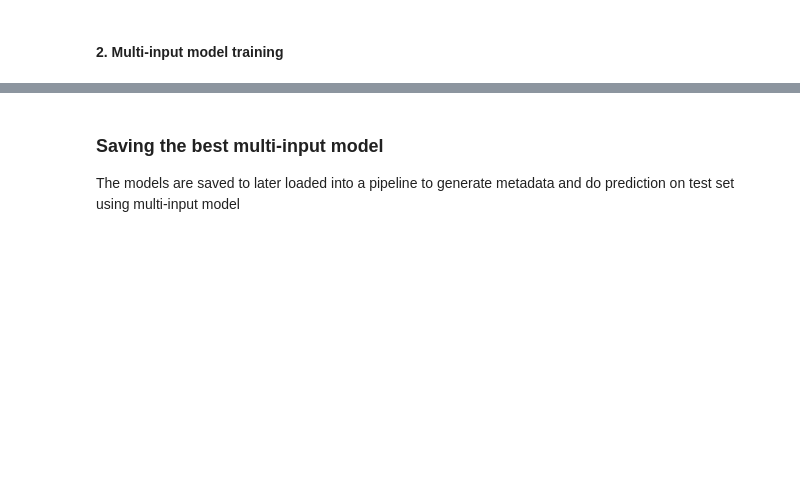
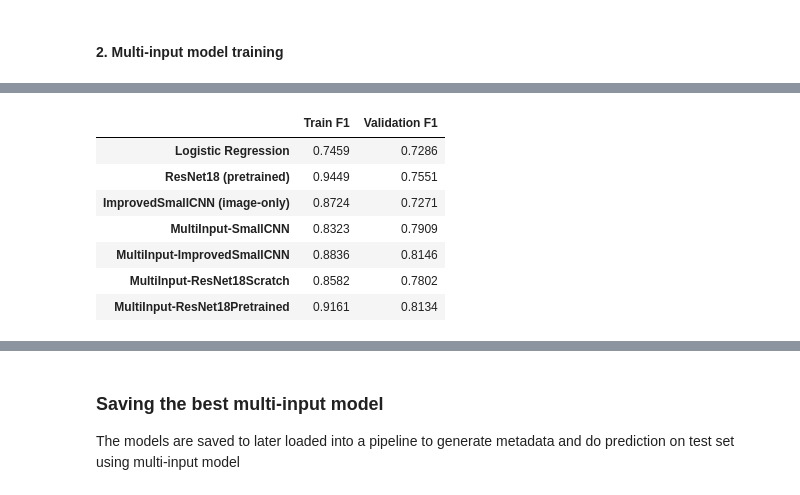
Before and after one commit to whiteshark05/COSC2753-Assignment-2, a Jupyter notebook: notebooks/COSC2753_A2_Task2.ipynb, the cells around one changed output, grey strips where cells are left out. Saved outputs shown, nothing was run; the diff lists cells and outputs as text; code cells hidden in the pictures; blank space fills up the shorter version.

```diff
--- a/notebooks/COSC2753_A2_Task2.ipynb
+++ b/notebooks/COSC2753_A2_Task2.ipynb
@@ -496,7 +506,7 @@ from torchvision.models import resnet18, ResNet18_Weights, mobilenet_v3_small, M
 from sklearn.preprocessing import StandardScaler
 
 DEVICE = torch.device('cuda' if torch.cuda.is_available() else 'cpu')
-BATCH_SIZE, EPOCHS, NUM_WORKERS = 64, 70, 12
+BATCH_SIZE, EPOCHS, NUM_WORKERS = 64, 70, 4
 
 sampler = get_weighted_sampler(task2_train, 'season')
 
@@ -1106,36 +1239,42 @@ scores = pd.DataFrame({
     'Train F1': [
         logreg_train_f1,
         resnet_train_f1,
         improved_small_cnn_img_only_train_f1,
-        seres_img_only_train_f1,          # MODIFY: new row
         evaluate(small_cnn_model, multi_train_loader),
         evaluate(improved_small_cnn_model, multi_train_loader),
         evaluate(resnet_scratch_model, multi_train_loader),
         evaluate(resnet_pretrained_model, multi_train_loader),
     ],
     'Validation F1': [
         logreg_val_f1,
         resnet_val_f1,
         improved_small_cnn_img_only_val_f1,
-        seres_img_only_val_f1,            # MODIFY: new row
         evaluate(small_cnn_model, multi_val_loader),
         evaluate(improved_small_cnn_model, multi_val_loader),
         evaluate(resnet_scratch_model, multi_val_loader),
         evaluate(resnet_pretrained_model, multi_val_loader),
     ]
 
 }, index=[
     'Logistic Regression',
     'ResNet18 (pretrained)',
     'ImprovedSmallCNN (image-only)',
-    'SEResidualCNN (image-only)',
     'MultiInput-SmallCNN',
     'MultiInput-ImprovedSmallCNN',
     'MultiInput-ResNet18Scratch',
     'MultiInput-ResNet18Pretrained',
 ])
 
 display(scores.round(4))
+# %% [output]
+|  | Train F1 | Validation F1 |
+| Logistic Regression | 0.7459 | 0.7286 |
+| ResNet18 (pretrained) | 0.9449 | 0.7551 |
+| ImprovedSmallCNN (image-only) | 0.8724 | 0.7271 |
+| MultiInput-SmallCNN | 0.8323 | 0.7909 |
+| MultiInput-ImprovedSmallCNN | 0.8836 | 0.8146 |
+| MultiInput-ResNet18Scratch | 0.8582 | 0.7802 |
+| MultiInput-ResNet18Pretrained | 0.9161 | 0.8134 |
 # %%
 ax = scores.plot(kind='bar', figsize=(12, 7), ylim=(0, 1), rot=20, color=['#4C72B0', '#DD8452'])
 plt.ylabel('Macro-F1 score'); plt.title('Task 2: train vs validation F1 by model'); plt.grid(axis='y', alpha=.25)
```
Also changed, not shown: parts of 21 cells of this notebook, 3 other files.
